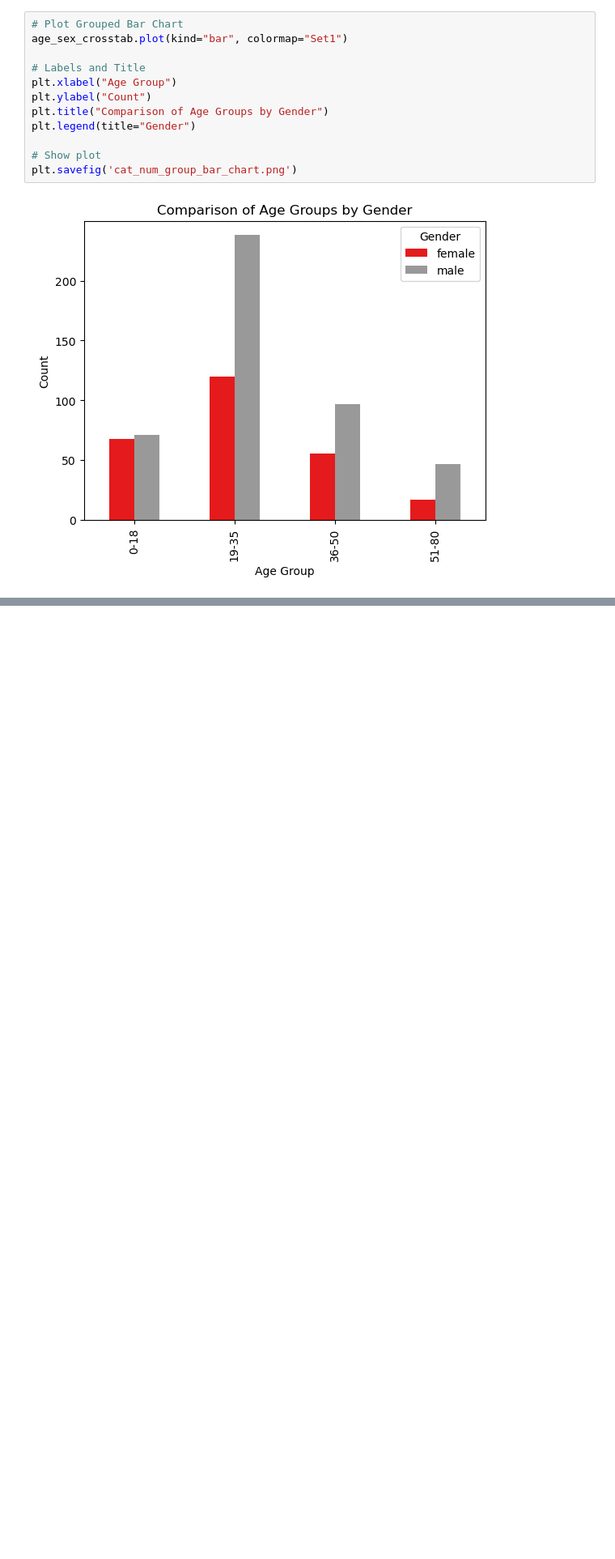
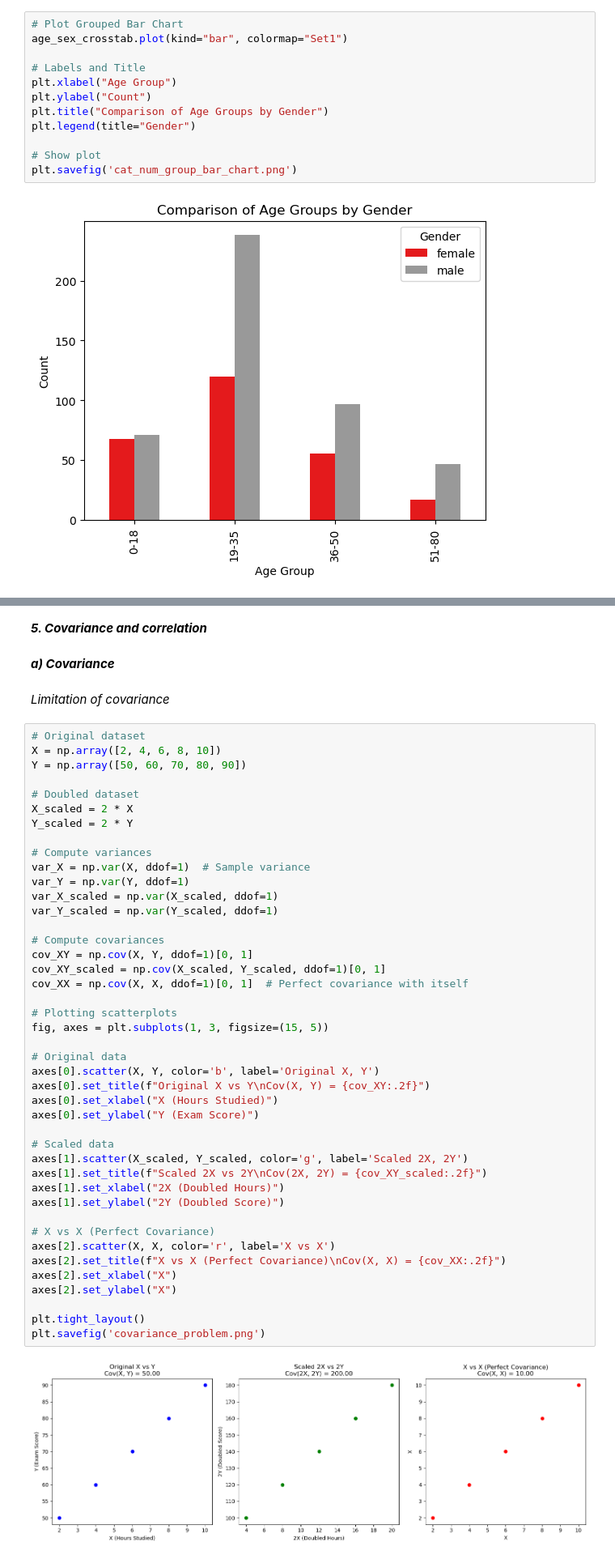
Before and after one commit to AdarshaRimal/statistics-for-ml, a Jupyter notebook: notebooks/02. Descriptive statistics.ipynb, the cells around one changed output, grey strips where cells are left out. Shown at 81% size. Saved outputs shown, nothing was run; the diff lists cells and outputs as text; blank space fills up the shorter version.

```diff
--- a/notebooks/02. Descriptive statistics.ipynb
+++ b/notebooks/02. Descriptive statistics.ipynb
@@ -487,0 +596,51 @@ plt.savefig('cat_num_group_bar_chart.png')
+# %% [markdown]
+***5. Covariance and correlation***
+# %% [markdown]
+***a) Covariance***
+# %% [markdown]
+*Limitation of covariance*
+# %%
+# Original dataset
+X = np.array([2, 4, 6, 8, 10])
+Y = np.array([50, 60, 70, 80, 90])
+
+# Doubled dataset
+X_scaled = 2 * X
+Y_scaled = 2 * Y
+
+# Compute variances
+var_X = np.var(X, ddof=1)  # Sample variance
+var_Y = np.var(Y, ddof=1)
+var_X_scaled = np.var(X_scaled, ddof=1)
+var_Y_scaled = np.var(Y_scaled, ddof=1)
+
+# Compute covariances
+cov_XY = np.cov(X, Y, ddof=1)[0, 1]
+cov_XY_scaled = np.cov(X_scaled, Y_scaled, ddof=1)[0, 1]
+cov_XX = np.cov(X, X, ddof=1)[0, 1]  # Perfect covariance with itself
+
+# Plotting scatterplots
+fig, axes = plt.subplots(1, 3, figsize=(15, 5))
+
+# Original data
+axes[0].scatter(X, Y, color='b', label='Original X, Y')
+axes[0].set_title(f"Original X vs Y\nCov(X, Y) = {cov_XY:.2f}")
+axes[0].set_xlabel("X (Hours Studied)")
+axes[0].set_ylabel("Y (Exam Score)")
+
+# Scaled data
+axes[1].scatter(X_scaled, Y_scaled, color='g', label='Scaled 2X, 2Y')
+axes[1].set_title(f"Scaled 2X vs 2Y\nCov(2X, 2Y) = {cov_XY_scaled:.2f}")
+axes[1].set_xlabel("2X (Doubled Hours)")
+axes[1].set_ylabel("2Y (Doubled Score)")
+
+# X vs X (Perfect Covariance)
+axes[2].scatter(X, X, color='r', label='X vs X')
+axes[2].set_title(f"X vs X (Perfect Covariance)\nCov(X, X) = {cov_XX:.2f}")
+axes[2].set_xlabel("X")
+axes[2].set_ylabel("X")
+
+plt.tight_layout()
+plt.savefig('covariance_problem.png')
+# %% [output]
+[figure, added]
```
Also changed, not shown: parts of 24 cells of this notebook, 12 other files.
